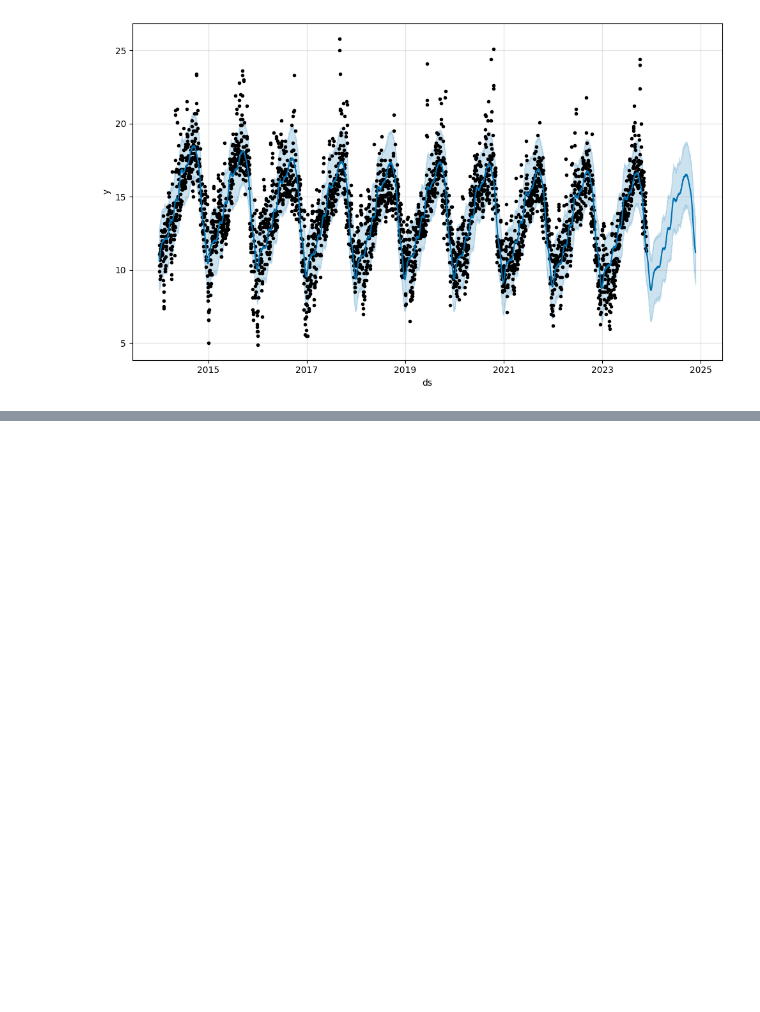
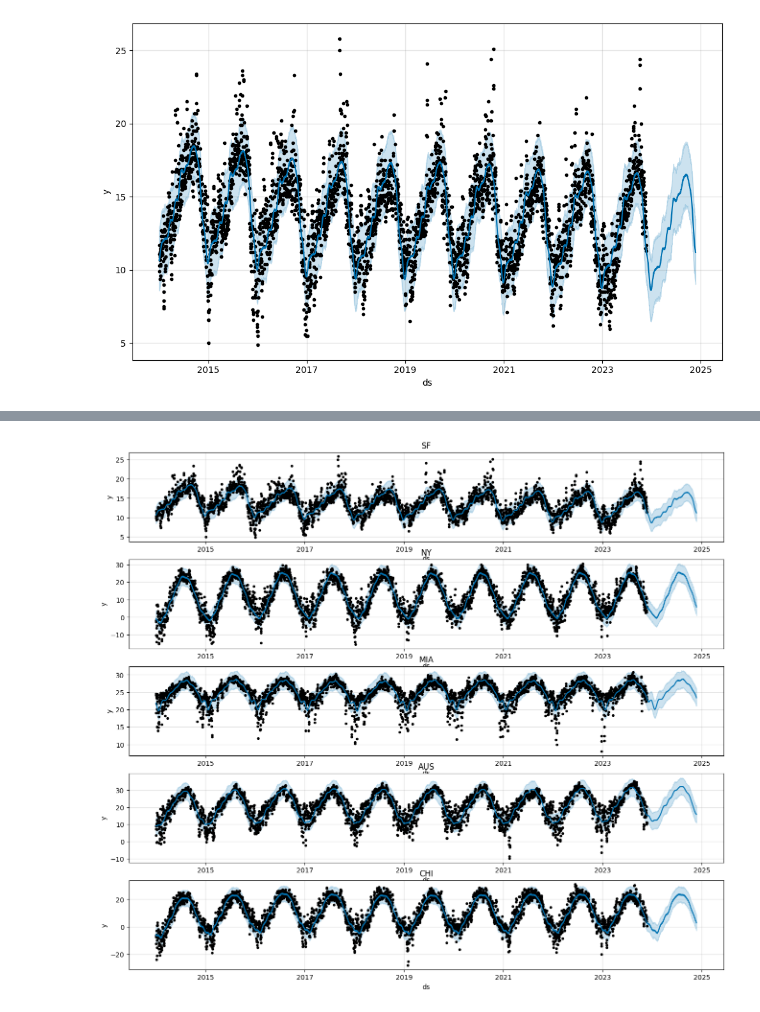
Before and after one commit to elliottjones56/Weather, a Jupyter notebook: code/vijay-starter.ipynb, the cells around one changed output, grey strips where cells are left out. Drawn from its saved outputs; the diff is of its cells as text; code cells hidden in the pictures; blank space fills up the shorter version.

```diff
--- a/code/vijay-starter.ipynb
+++ b/code/vijay-starter.ipynb
@@ -325,0 +354,13 @@ nostradomus.fit()
+# %%
+fig, axs = plt.subplots(5, figsize = (16, 14))
+
+for ax, loc in zip(axs, X['location'].unique()):
+    data = X[X['location'] == loc]
+    data.columns = ['ds', 'y', 'location']
+    oracle = prophet.Prophet().fit(data[['ds', 'y']])
+    future = oracle.make_future_dataframe(periods = 365)
+    forecast = oracle.predict(future)
+
+    oracle.plot(forecast, ax = ax)
+    ax.set_title(loc)
+# %% [output]
@@ -325,0 +377 @@ nostradomus.fit()
+[figure, added]
```
Also changed, not shown: parts of 11 cells of this notebook.
